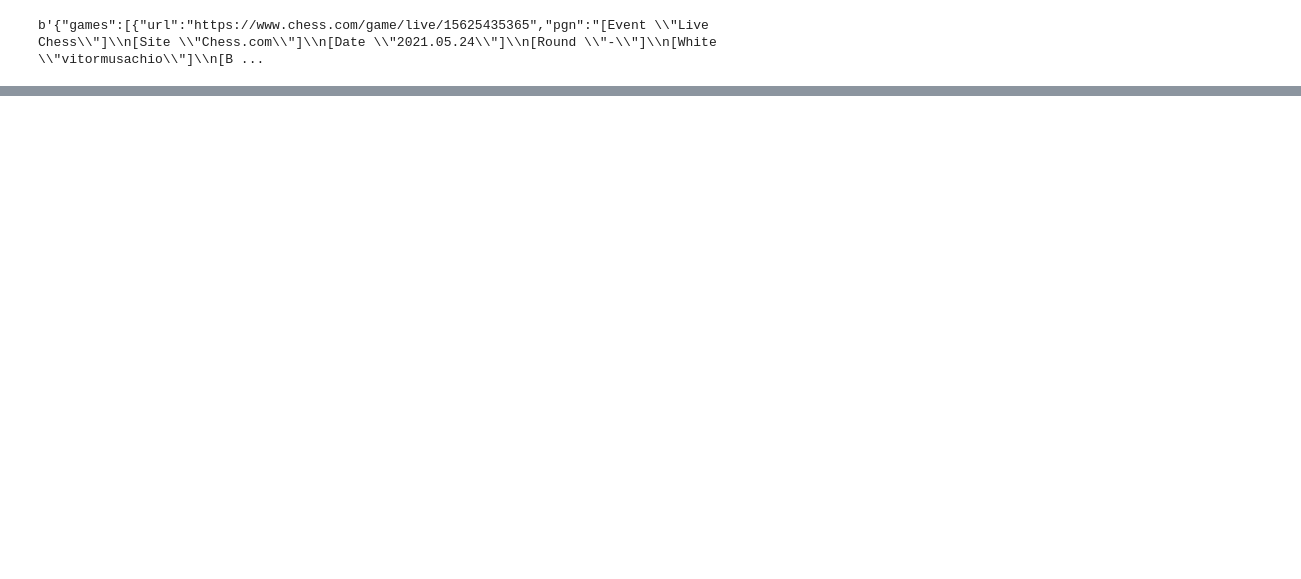
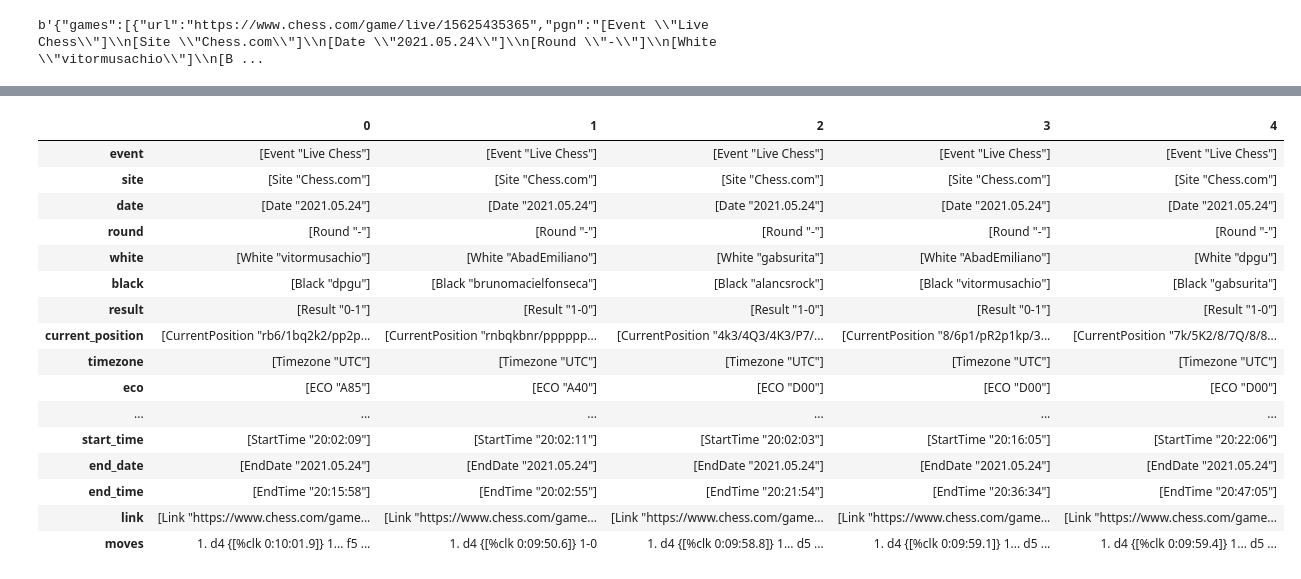
Before and after one commit to VitorMusachio/chessdotcom_tournaments, a Jupyter notebook: chessdotcom_tournaments.ipynb, the cells around one changed output, grey strips where cells are left out. Cells and saved outputs as stored; diff of their text form; code cells hidden in the pictures; blank space fills up the shorter version.

Commit message:
add games and pgn webscraping

```diff
--- a/chessdotcom_tournaments.ipynb
+++ b/chessdotcom_tournaments.ipynb
@@ -6,9 +7,9 @@ from bs4 import BeautifulSoup
 # %%
 url = "https://api.chess.com/pub/tournament/vii-arena-loggichess-1171620/1"
-html = request.urlopen(url).read()
-html
+data = request.urlopen(url).read()
+data
 # %% [output]
 b'{"games":[{"url":"https://www.chess.com/game/live/15625435365","pgn":"[Event \\"Live Chess\\"]\\n[Site \\"Chess.com\\"]\\n[Date \\"2021.05.24\\"]\\n[Round \\"-\\"]\\n[White \\"vitormusachio\\"]\\n[B ...
 # %%
-soup = BeautifulSoup(html,'html.parser')
+soup = BeautifulSoup(data,'html.parser')
 site_json=json.loads(soup.text)
@@ -45,0 +81,56 @@ df_players
+# %%
+# create pgn dataframe
+pgn = [d.get('pgn') for d in site_json['games'] if d.get('pgn')]
+df_pgn = pd.DataFrame(data=pgn)
+df_pgn.columns = ['pgn']
+
+# split columns
+df_pgn = df_pgn['pgn'].str.split("\n",expand=True)
+df_pgn.columns = ['event',
+                  'site',
+                  'date',
+                  'round',
+                  'white',
+                  'black',
+                  'result',
+                  'current_position',
+                  'timezone',
+                  'eco',
+                  'eco_url',
+                  'utc_date',
+                  'utc_time',
+                  'white_elo',
+                  'black_elo',
+                  'time_control',
+                  'termination',
+                  'start_time',
+                  'end_date',
+                  'end_time',
+                  'link',
+                  'col_1',
+                  'moves',
+                  'col_2']
+
+# drop empty cols
+cols_drop = ['col_1','col_2']
+df_pgn = df_pgn.drop(cols_drop, axis=1)
+
+df_pgn.head().T
+# %% [output]
+|  | 0 | 1 | 2 | 3 | 4 |
+| event | [Event "Live Chess"] | [Event "Live Chess"] | [Event "Live Chess"] | [Event "Live Chess"] | [Event "Live Chess"] |
+| site | [Site "Chess.com"] | [Site "Chess.com"] | [Site "Chess.com"] | [Site "Chess.com"] | [Site "Chess.com"] |
+| date | [Date "2021.05.24"] | [Date "2021.05.24"] | [Date "2021.05.24"] | [Date "2021.05.24"] | [Date "2021.05.24"] |
+| round | [Round "-"] | [Round "-"] | [Round "-"] | [Round "-"] | [Round "-"] |
+| white | [White "vitormusachio"] | [White "AbadEmiliano"] | [White "gabsurita"] | [White "AbadEmiliano"] | [White "dpgu"] |
+| black | [Black "dpgu"] | [Black "brunomacielfonseca"] | [Black "alancsrock"] | [Black "vitormusachio"] | [Black "gabsurita"] |
+| result | [Result "0-1"] | [Result "1-0"] | [Result "1-0"] | [Result "0-1"] | [Result "1-0"] |
+| current_position | [CurrentPosition "rb6/1bq2k2/pp2p... | [CurrentPosition "rnbqkbnr/pppppp... | [CurrentPosition "4k3/4Q3/4K3/P7/... | [CurrentPosition "8/6p1/pR2p1kp/3... | [CurrentPosition "7k/5K2/8/7Q/8/8... |
+| timezone | [Timezone "UTC"] | [Timezone "UTC"] | [Timezone "UTC"] | [Timezone "UTC"] | [Timezone "UTC"] |
+| eco | [ECO "A85"] | [ECO "A40"] | [ECO "D00"] | [ECO "D00"] | [ECO "D00"] |
+| ... | ... | ... | ... | ... | ... |
+| start_time | [StartTime "20:02:09"] | [StartTime "20:02:11"] | [StartTime "20:02:03"] | [StartTime "20:16:05"] | [StartTime "20:22:06"] |
+| end_date | [EndDate "2021.05.24"] | [EndDate "2021.05.24"] | [EndDate "2021.05.24"] | [EndDate "2021.05.24"] | [EndDate "2021.05.24"] |
+| end_time | [EndTime "20:15:58"] | [EndTime "20:02:55"] | [EndTime "20:21:54"] | [EndTime "20:36:34"] | [EndTime "20:47:05"] |
+| link | [Link "https://www.chess.com/game... | [Link "https://www.chess.com/game... | [Link "https://www.chess.com/game... | [Link "https://www.chess.com/game... | [Link "https://www.chess.com/game... |
+| moves | 1. d4 {[%clk 0:10:01.9]} 1... f5 ... | 1. d4 {[%clk 0:09:50.6]} 1-0 | 1. d4 {[%clk 0:09:58.8]} 1... d5 ... | 1. d4 {[%clk 0:09:59.1]} 1... d5 ... | 1. d4 {[%clk 0:09:59.4]} 1... d5 ... |
```
Also changed, not shown: parts of 5 cells of this notebook.
